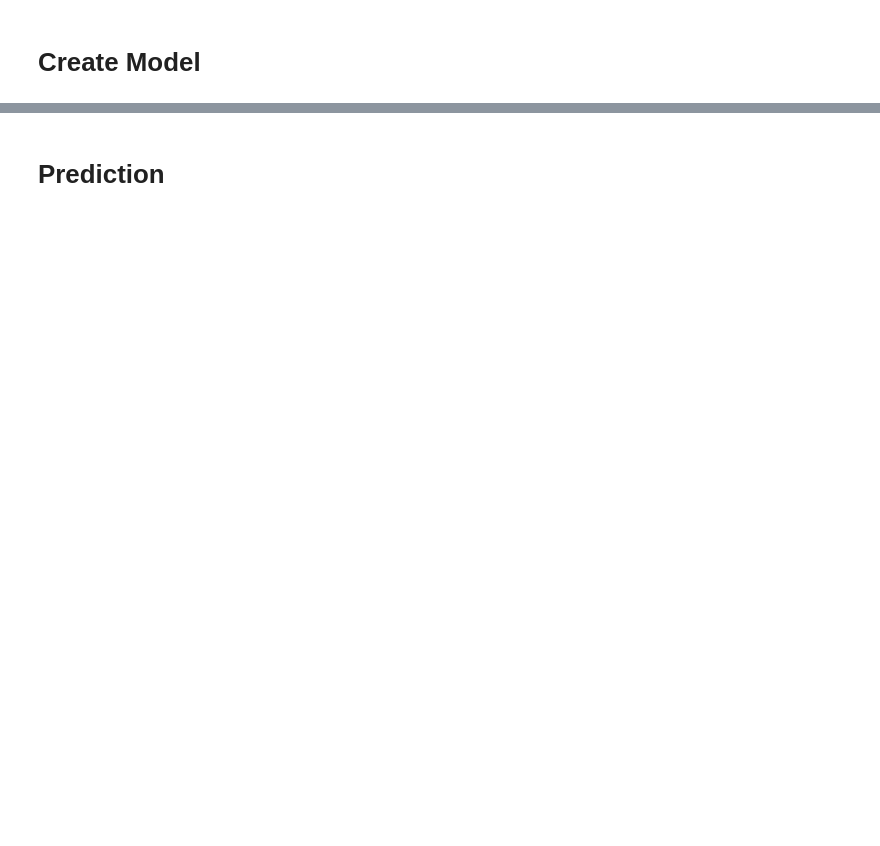
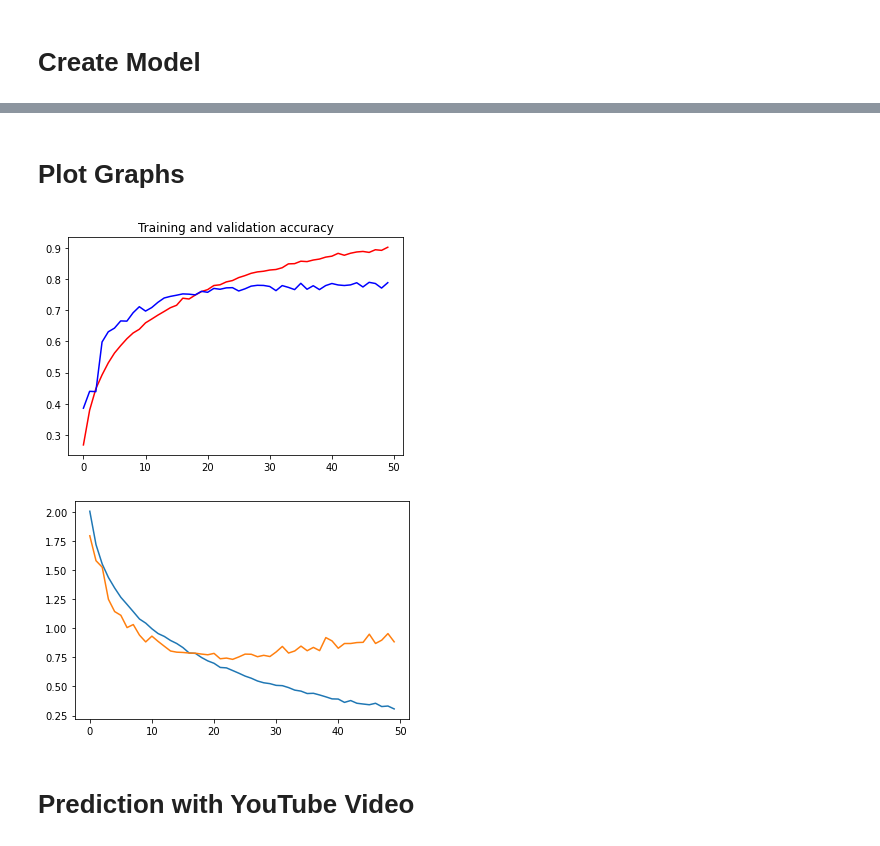
Before and after one commit to dharm1k987/tensorflow_covid-19, a Jupyter notebook: tensorflow_music_genre_classification/Music Genre Classification.ipynb, the cells around one changed output, grey strips where cells are left out. Saved outputs shown, nothing was run; the diff lists cells and outputs as text; code cells hidden in the pictures; blank space fills up the shorter version.

Commit message:
add proper predictions, weights, history, and ffmpeg, still to add data

```diff
--- a/tensorflow_music_genre_classification/Music Genre Classification.ipynb
+++ b/tensorflow_music_genre_classification/Music Genre Classification.ipynb
@@ -227,8 +245,16 @@ Non-trainable params: 192
 _________________________________________________________________
 # %%
-model.fit(X_train, y_train,
-          validation_data=(X_validation, y_validation),
-          epochs=50,
-          batch_size=32
-         )
+history = None
+weights_path = "weights_final.h5"
+
+if not os.path.isfile(weights_path):
+    history = model.fit(X_train, y_train,
+        validation_data=(X_validation, y_validation),
+        epochs=50,
+        batch_size=32
+    )
+else:
+    print("Weights exist")
+    model.load_weights(weights_path)
+    print("Loaded weights")
 # %% [output]
@@ -256,3 +269,32 @@ print(test_accuracy)
+# %% [markdown]
+# Plot Graphs
+# %%
+import pickle
+
+history_file = "history_dict"
+if os.path.isfile(history_file):
+    history = pickle.load(open(history_file, "rb"))
+
+    acc = history['accuracy']
+    val_acc = history['val_accuracy']
+    loss = history['loss']
+    val_loss = history['val_loss']
+    epochs = range(len(acc))
+
+    plt.plot(epochs, acc, 'r', label='Training accuracy')
+    plt.plot(epochs, val_acc, 'b', label='Validation accuracy')
+    plt.title('Training and validation accuracy')
+    plt.figure()
+
+    plt.plot(epochs, loss)
+    plt.plot(epochs, val_loss)
+
+    plt.show()
+else:
+    print("No history file, so cannot show graphs")
+# %% [output]
+[figure, added]
+[figure, added]
 # %% [markdown]
-# Prediction
+# Prediction with YouTube Video
 # %%
```
Also changed, not shown: parts of 18 cells of this notebook, 3 other files.
